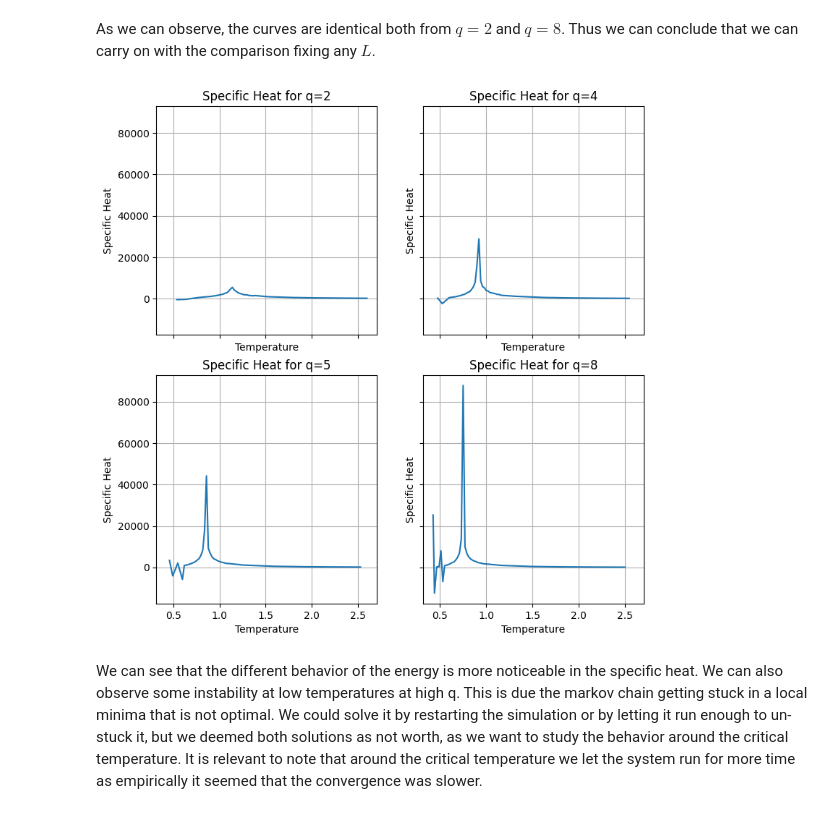
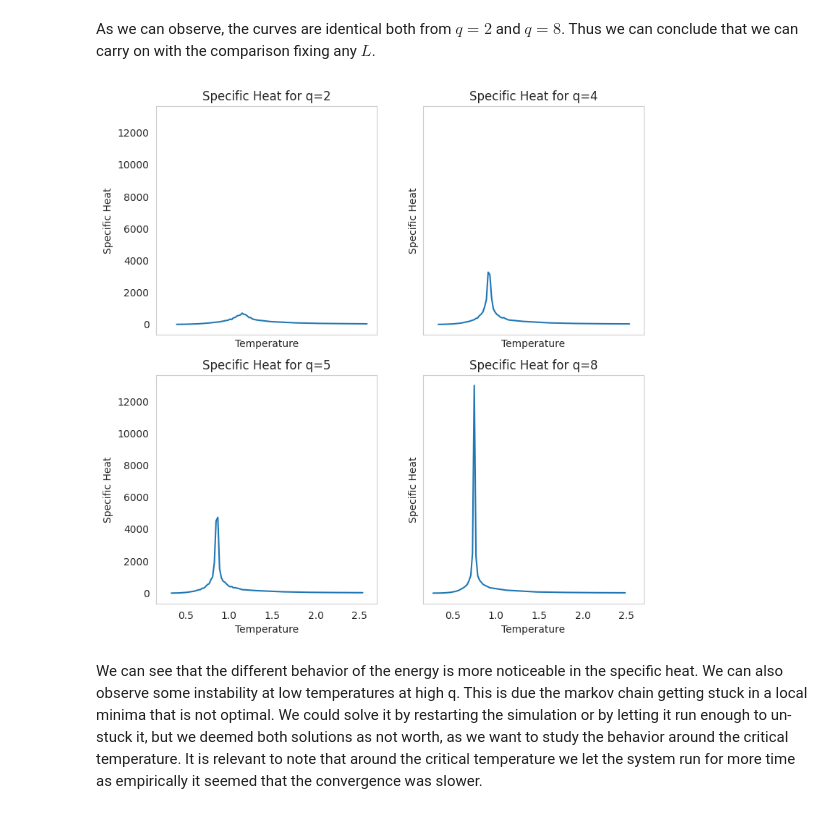
Before and after one commit to DarioFi/Potts-model-phase-transitions, a Jupyter notebook: dario.ipynb, the cells around one changed output. Cells and saved outputs as stored; diff of their text form; code cells hidden in the pictures.

```diff
--- a/dario.ipynb
+++ b/dario.ipynb
@@ -376,19 +376,21 @@ for i, q in enumerate(q_1):
 As we can observe, the curves are identical both from $q=2$ and $q=8$. Thus we can conclude that we can carry on with the comparison fixing any $L$.
 # %%
 # plot the specific heat the same way for all the qs in a grid setting L constant to 50
-L = 50
+L = 20
 fig, ax = plt.subplots(2, 2, figsize=(8, 8), sharey=True, sharex=True)
 fig.tight_layout(pad=3.0)
 for i, q in enumerate(qs):
     ax[i // 2, i % 2].plot(exps[q, L].spec_heat_temps, exps[q, L].spec_heat, label=f"L={L}")
 
     # ax[i // 2, i % 2].legend()
     ax[i // 2, i % 2].set_xlabel("Temperature")
     ax[i // 2, i % 2].set_ylabel("Specific Heat")
     ax[i // 2, i % 2].set_title(f"Specific Heat for q={q}")
     ax[i // 2, i % 2].grid()
+
+plt.show()
 # %% [output]
-[figure, old version]
+[figure, new version]
 # %% [markdown]
 We can see that the different behavior of the energy is more noticeable in the specific heat. We can also observe some instability at low temperatures at high q. This is due the markov chain getting stuck in a local minima that is not optimal. We could solve it by restarting the simulation or by letting it run enough to un-stuck it, but we deemed both solutions as not worth, as we want to study the behavior around the critical temperature. It is relevant to note that around the critical temperature we let the system run for more time as empirically it seemed that the convergence was slower.
 # %%
```
Also changed, not shown: parts of 3 cells of this notebook, 1 other file.
